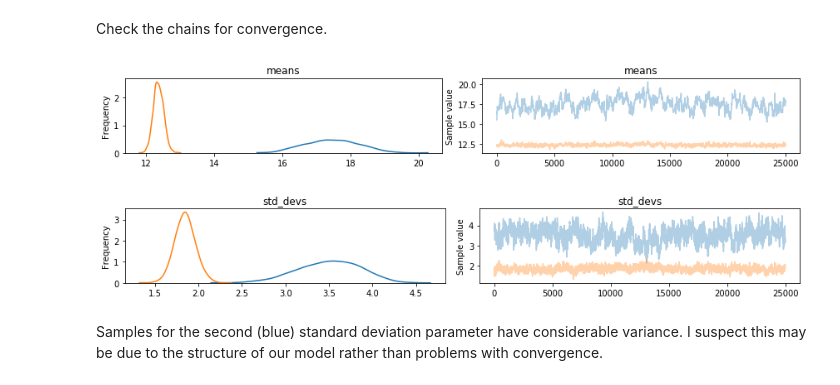
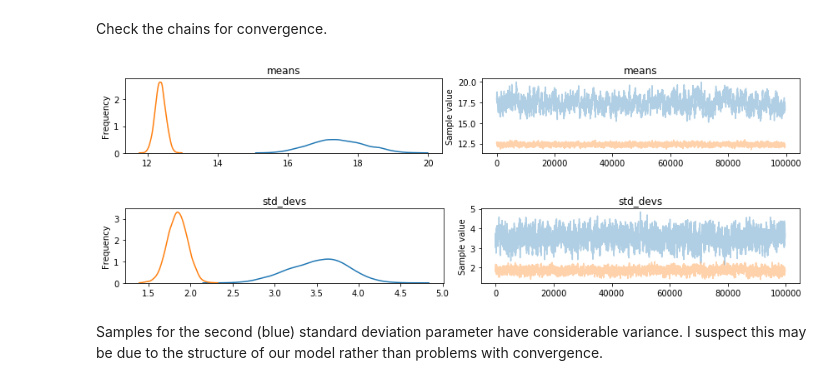
Before and after one commit to CJosephides/WDBC, a Jupyter notebook: wdbc_bayesian.ipynb, the cells around one changed output. Saved outputs shown, nothing was run; the diff lists cells and outputs as text; code cells hidden in the pictures.

```diff
--- a/wdbc_bayesian.ipynb
+++ b/wdbc_bayesian.ipynb
@@ -101,6 +103,9 @@ Let's start with two clusters, since that is the most interesting case.
 # %%
 n_clusters = 2
 n_data = X.shape[0]
+
+n_samples = int(1e5)
+n_chains = 1
 
 mixture_model_2 = pm.Model()
 with mixture_model_2:
@@ -124,7 +129,7 @@ with mixture_model_2:
 with mixture_model_2:
     step_alpha = pm.ElemwiseCategorical(vars=[alpha], values=np.arange(n_clusters))
     step_parameters = pm.Metropolis(vars=[p, means, std_devs])
-    mixture_trace_2 = pm.sample(50000, step=[step_alpha, step_parameters], chains=1)
+    mixture_trace_2 = pm.sample(n_samples, step=[step_alpha, step_parameters], chains=n_chains)
 # %% [output]
 Sequential sampling (1 chains in 1 job)
 CompoundStep
@@ -137,12 +142,12 @@ Only one chain was sampled, this makes it impossible to run some convergence che
 # %% [markdown]
 Check the chains for convergence.
 # %%
-burnin=50000//2
+burnin = n_data // 2
 pm.plots.traceplot(trace=mixture_trace_2[burnin:], varnames=["means"])
 _ = pm.plots.traceplot(trace=mixture_trace_2[burnin:], varnames=["std_devs"])
 # %% [output]
-[figure, old version]
+[figure, new version]
-[figure, old version]
+[figure, new version]
 # %% [markdown]
 Samples for the second (blue) standard deviation parameter have considerable variance. I suspect this may be due to the structure of our model rather than problems with convergence.
 # %% [markdown]
```
Also changed, not shown: parts of 36 cells of this notebook.
